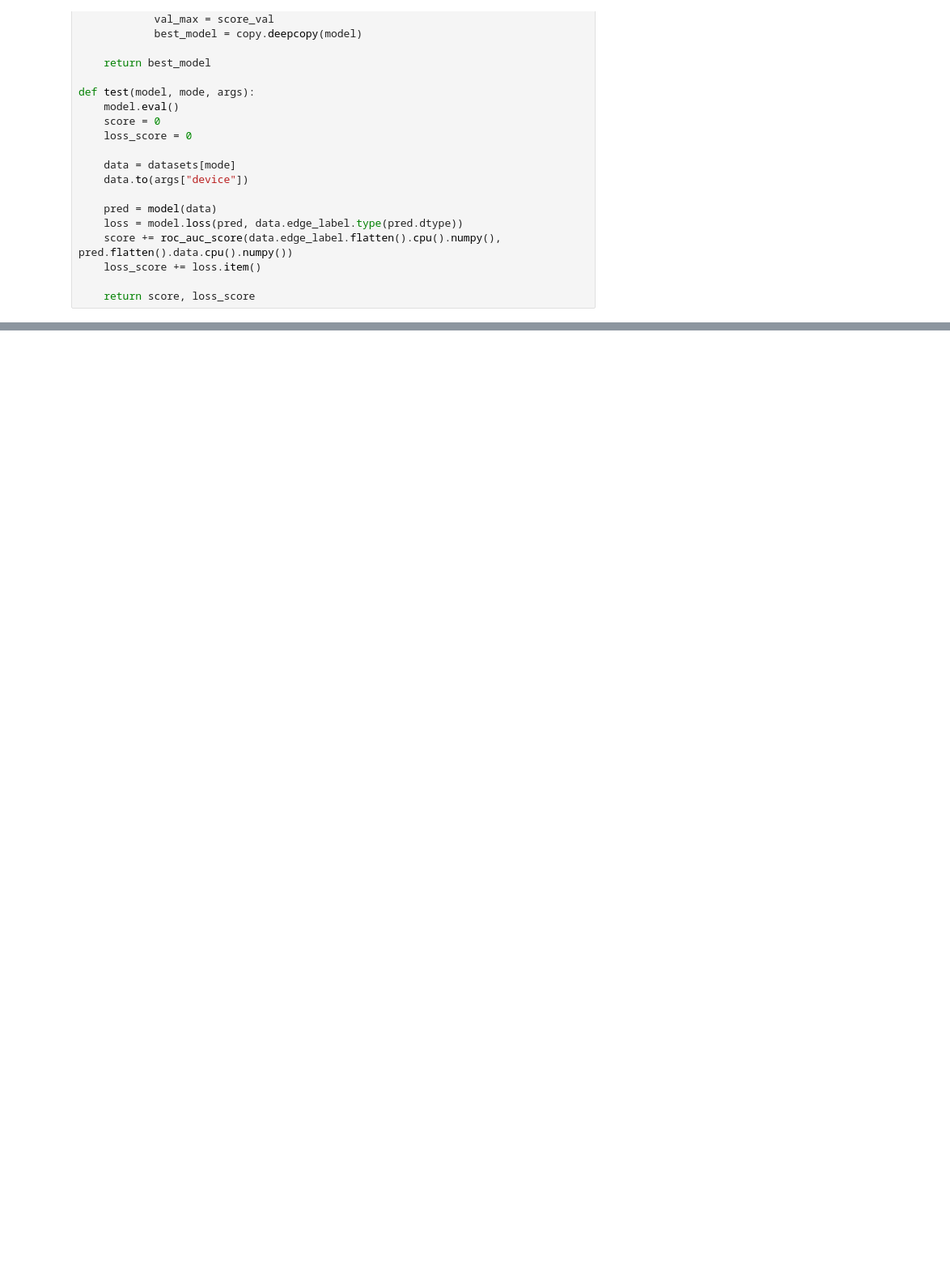
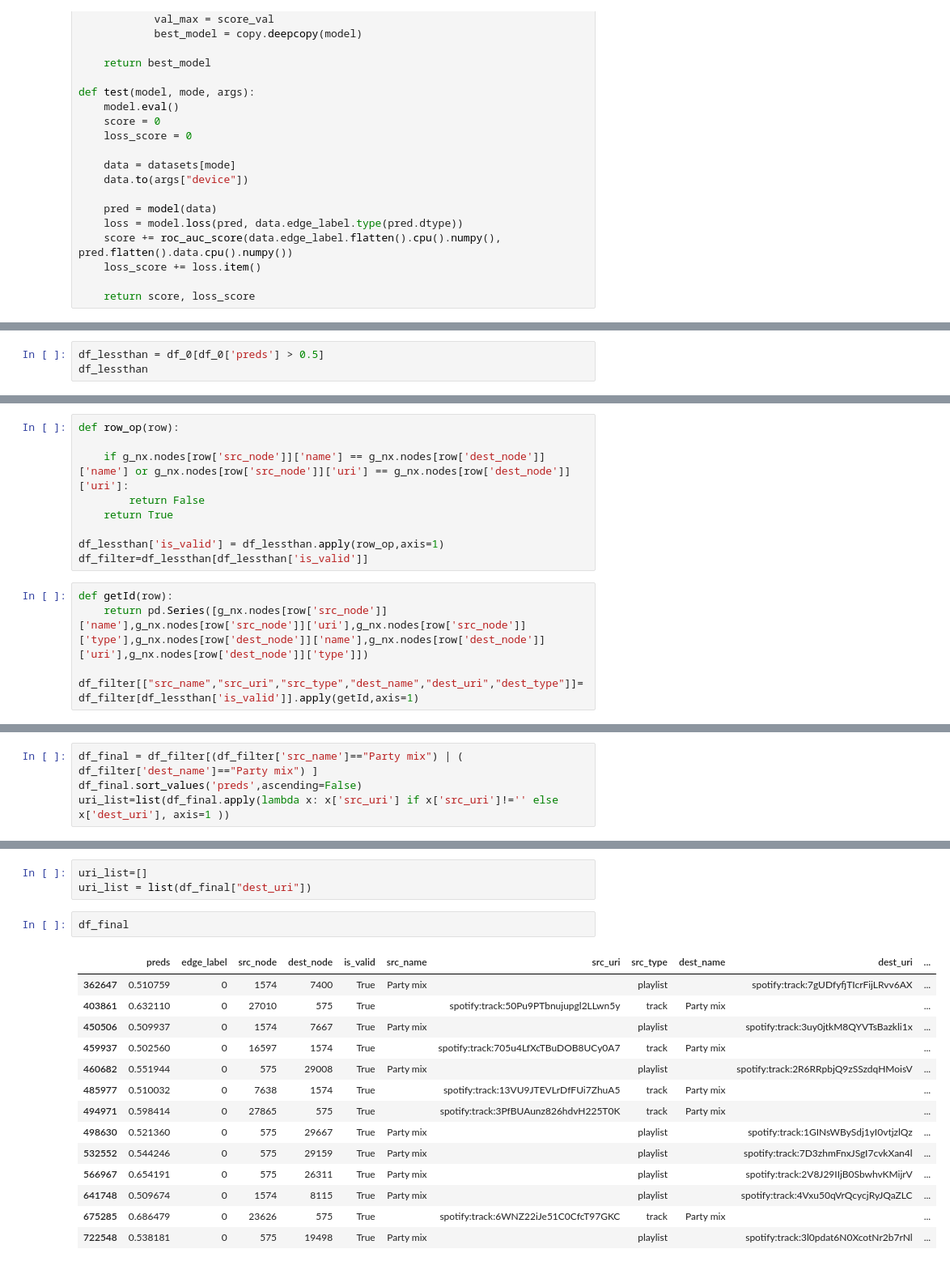
Before and after one commit to abhishek-1131/G-PLAY, a Jupyter notebook: testing.ipynb, the cells around one changed output, grey strips where cells are left out. Shown at 81% size. Cells and saved outputs as stored; diff of their text form; blank space fills up the shorter version.

Commit message:
top-tracks-filtering

```diff
--- a/testing.ipynb
+++ b/testing.ipynb
@@ -534,0 +534,3 @@ plot_learning_curve(losses, 'test')
+# %%
+df_lessthan = df_0[df_0['preds'] > 0.5]
+df_lessthan
@@ -534,0 +573,14 @@ plot_learning_curve(losses, 'test')
+# %%
+def row_op(row):
+
+    if g_nx.nodes[row['src_node']]['name'] == g_nx.nodes[row['dest_node']]['name'] or g_nx.nodes[row['src_node']]['uri'] == g_nx.nodes[row['dest_node']]['uri']:
+        return False
+    return True
+
+df_lessthan['is_valid'] = df_lessthan.apply(row_op,axis=1)
+df_filter=df_lessthan[df_lessthan['is_valid']]
+# %%
+def getId(row):
+    return pd.Series([g_nx.nodes[row['src_node']]['name'],g_nx.nodes[row['src_node']]['uri'],g_nx.nodes[row['src_node']]['type'],g_nx.nodes[row['dest_node']]['name'],g_nx.nodes[row['dest_node']]['uri'],g_nx.nodes[row['dest_node']]['type']])
+
+df_filter[["src_name","src_uri","src_type","dest_name","dest_uri","dest_type"]]=df_filter[df_lessthan['is_valid']].apply(getId,axis=1)
@@ -534,0 +603,4 @@ plot_learning_curve(losses, 'test')
+# %%
+df_final = df_filter[(df_filter['src_name']=="Party mix") | ( df_filter['dest_name']=="Party mix") ]
+df_final.sort_values('preds',ascending=False)
+uri_list=list(df_final.apply(lambda x: x['src_uri'] if x['src_uri']!='' else x['dest_uri'], axis=1 ))
@@ -534,0 +624,20 @@ plot_learning_curve(losses, 'test')
+# %%
+uri_list=[]
+uri_list = list(df_final["dest_uri"])
+# %%
+df_final
+# %% [output]
+|  | preds | edge_label | src_node | dest_node | is_valid | src_name | src_uri | src_type | dest_name | dest_uri | ... |
+| 362647 | 0.510759 | 0 | 1574 | 7400 | True | Party mix |  | playlist |  | spotify:track:7gUDfyfjTIcrFijLRvv6AX | ... |
+| 403861 | 0.632110 | 0 | 27010 | 575 | True |  | spotify:track:50Pu9PTbnujupgl2LLwn5y | track | Party mix |  | ... |
+| 450506 | 0.509937 | 0 | 1574 | 7667 | True | Party mix |  | playlist |  | spotify:track:3uy0jtkM8QYVTsBazkli1x | ... |
+| 459937 | 0.502560 | 0 | 16597 | 1574 | True |  | spotify:track:705u4LfXcTBuDOB8UCy0A7 | track | Party mix |  | ... |
+| 460682 | 0.551944 | 0 | 575 | 29008 | True | Party mix |  | playlist |  | spotify:track:2R6RRpbjQ9zSSzdqHMoisV | ... |
+| 485977 | 0.510032 | 0 | 7638 | 1574 | True |  | spotify:track:13VU9JTEVLrDfFUi7ZhuA5 | track | Party mix |  | ... |
+| 494971 | 0.598414 | 0 | 27865 | 575 | True |  | spotify:track:3PfBUAunz826hdvH225T0K | track | Party mix |  | ... |
+| 498630 | 0.521360 | 0 | 575 | 29667 | True | Party mix |  | playlist |  | spotify:track:1GINsWBySdj1yI0vtjzlQz | ... |
+| 532552 | 0.544246 | 0 | 575 | 29159 | True | Party mix |  | playlist |  | spotify:track:7D3zhmFnxJSgI7cvkXan4l | ... |
+| 566967 | 0.654191 | 0 | 575 | 26311 | True | Party mix |  | playlist |  | spotify:track:2V8J29IIjB0SbwhvKMijrV | ... |
+| 641748 | 0.509674 | 0 | 1574 | 8115 | True | Party mix |  | playlist |  | spotify:track:4Vxu50qVrQcycjRyJQaZLC | ... |
+| 675285 | 0.686479 | 0 | 23626 | 575 | True |  | spotify:track:6WNZ22iJe51C0CfcT97GKC | track | Party mix |  | ... |
+| 722548 | 0.538181 | 0 | 575 | 19498 | True | Party mix |  | playlist |  | spotify:track:3l0pdat6N0XcotNr2b7rNl | ... |
```
Also changed, not shown: parts of 38 cells of this notebook, 3 other files.
